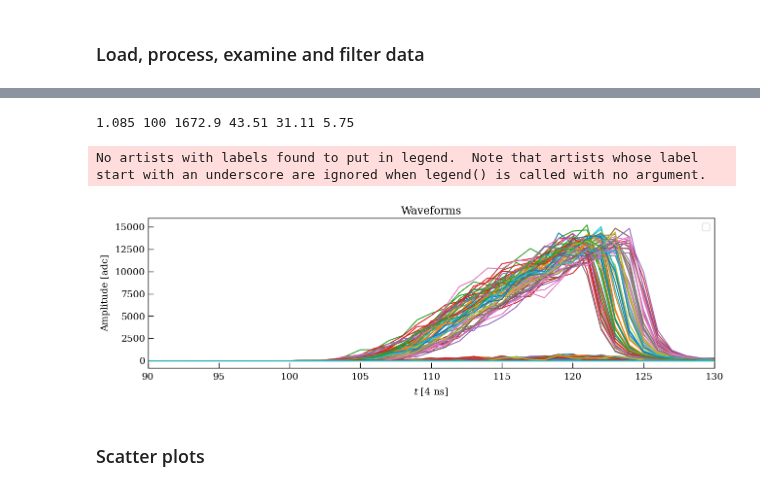
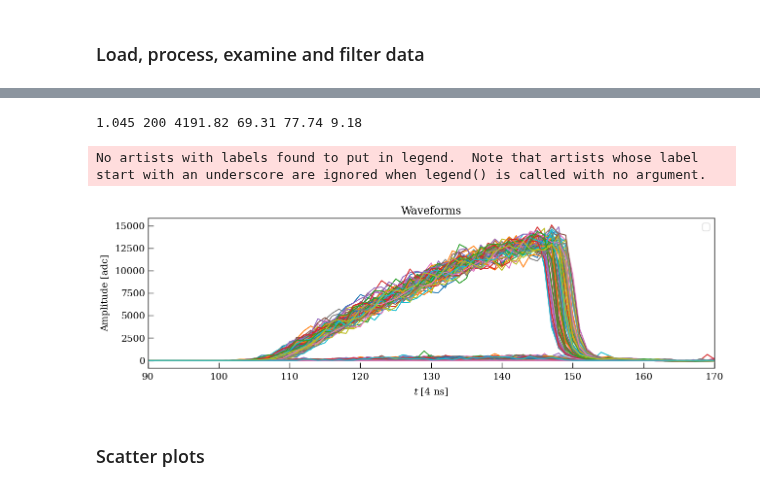
Before and after one commit to Westlake-University-Lsc-lab/RELICS_PMT_Data_Analysis, a Jupyter notebook: PolariserCheck/check_readout.ipynb, the cells around one changed output, grey strips where cells are left out. Cells and saved outputs as stored; diff of their text form; code cells hidden in the pictures.

```diff
--- a/PolariserCheck/check_readout.ipynb
+++ b/PolariserCheck/check_readout.ipynb
@@ -77,8 +77,8 @@ plt.rcParams.update(params)
 ### Load, process, examine and filter data
 # %%
 Date = 20240829
-V = 1.085
-T = 100
+V = 1.045
+T = 200
 # %%
 path = "/mnt/data/PMT/R8520_406/"   ##### file path
 
@@ -105,7 +105,7 @@ data = []
 
 calbl = 10 ### Length used to calculate baseline
 calstart = 95### Index started to calculate area
-callen= 35  ### Length used to calculate area
+callen=  85 ### Length used to calculate area
 
 for num in range(filesnum):
 # Process the waveforms and store the data in lists
@@ -193,21 +193,21 @@ df[:]
 # %%
 print(V,T,round(np.mean(ch0_area),2),round(np.std(ch0_area),2),round(np.mean(ch1_area),2),round(np.std(ch1_area),2))
 # %% [output]
-1.085 100 1672.9 43.51 31.11 5.75
+1.045 200 4191.82 69.31 77.74 9.18
 # %%
 plt.figure(figsize=(15,4))
 plt.title('Waveforms')
 plt.xlabel('$t$ [4 ns]')
 plt.ylabel('Amplitude [adc]')
-plt.xlim(90,130)
+plt.xlim(90,170)
 for i in tqdm(range (0,200)):
     #plt.step(np.linspace(0,150,150),df.Baseline[i]-df.Waveform[i])
     plt.plot(df.Baseline[i]-df.Waveform[i])
 plt.legend()
 plt.show()
 # %% [output]
 No artists with labels found to put in legend.  Note that artists whose label start with an underscore are ignored when legend() is called with no argument.
-[figure, old version]
+[figure, new version]
 # %% [markdown]
 ### Scatter plots
 # %%
```
Also changed, not shown: parts of 7 cells of this notebook.
